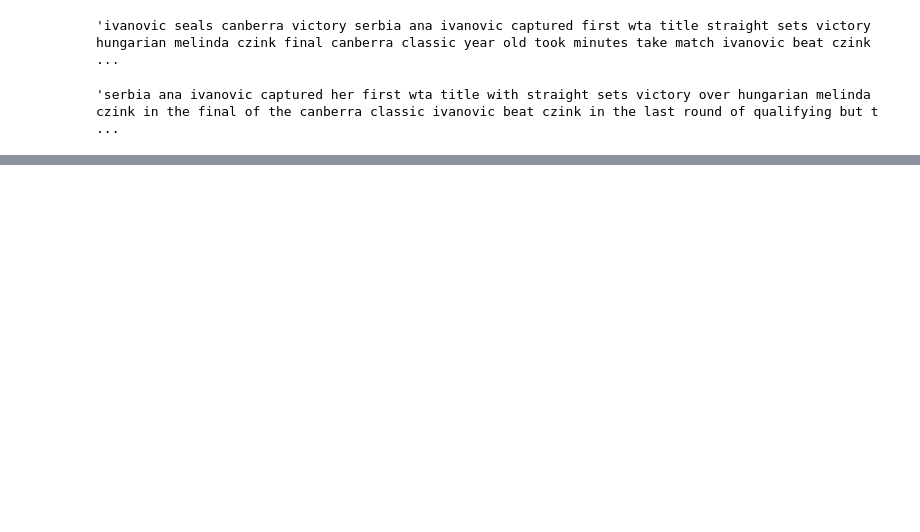
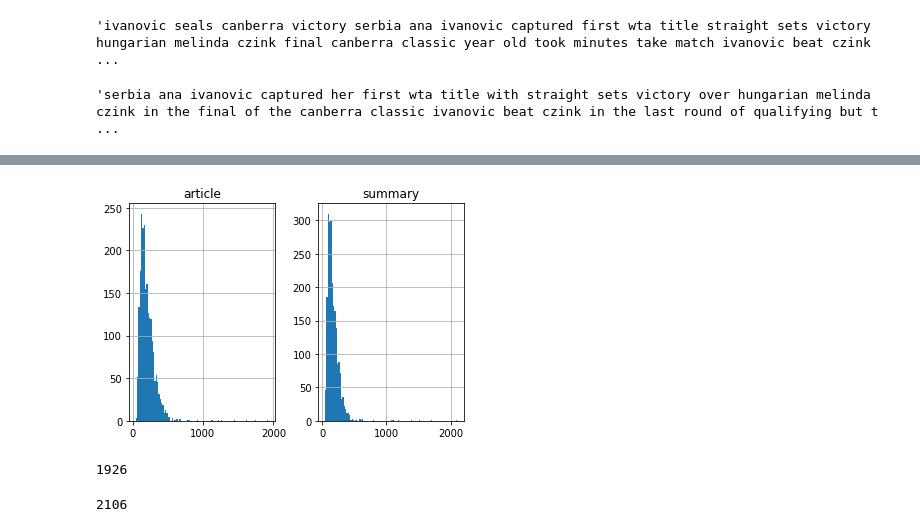
Before and after one commit to yashaswi2000/Text_summarisation, a Jupyter notebook: Ml_project.ipynb, the cells around one changed output, grey strips where cells are left out. Drawn from its saved outputs; the diff is of its cells as text; code cells hidden in the pictures; blank space fills up the shorter version.

```diff
--- a/Ml_project.ipynb
+++ b/Ml_project.ipynb
@@ -213,3 +217,10 @@ cleaned_summary[0]
 # %%
 df['cleaned_article']=cleaned_text
 df['cleaned_summary']=cleaned_summary
+# %%
+df['cleaned_summary'] = df['cleaned_summary'].apply(lambda x : '_START_ '+ x + ' _END_')
+# %%
+for i in range(5):
+    print("article:",df['cleaned_article'][i])
+    print("Summary:",df['cleaned_summary'][i])
+    print("\n")
@@ -215,0 +246,24 @@ df['cleaned_summary']=cleaned_summary
+# %%
+import matplotlib.pyplot as plt
+article_word_count = []
+summary_word_count = []
+
+for i in df['cleaned_article']:
+      article_word_count.append(len(i.split()))
+
+for i in df['cleaned_summary']:
+      summary_word_count.append(len(i.split()))
+
+length_df = pd.DataFrame({'article':article_word_count, 'summary':summary_word_count})
+length_df.hist(bins = 100)
+plt.show()
+# %% [output]
+[figure, added]
+# %%
+max(article_word_count)
+# %% [output]
+1926
+# %%
+max(summary_word_count)
+# %% [output]
+2106
```
Also changed, not shown: parts of 5 cells of this notebook.
